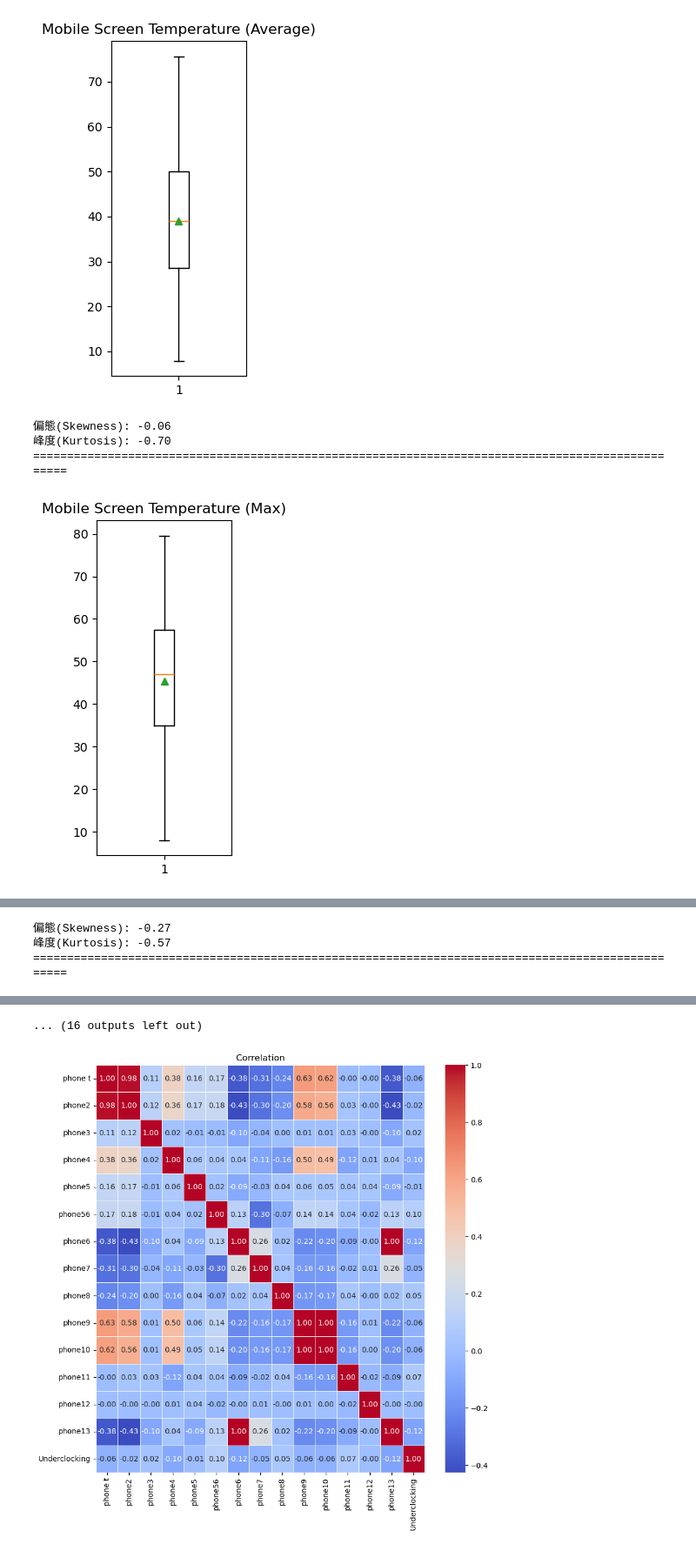
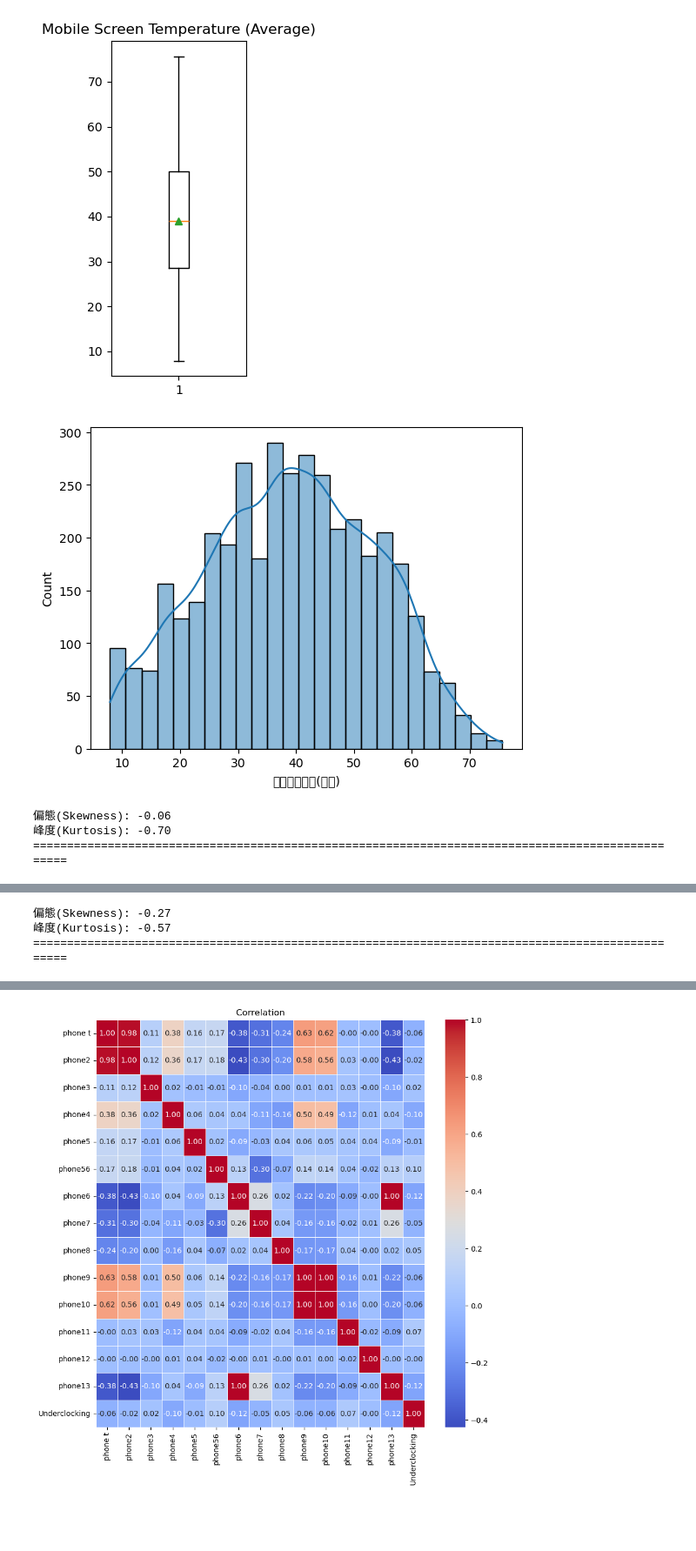
Before and after one commit to jeremy4111/ai, a Jupyter notebook: nn.ipynb, the cells around one changed output, grey strips where cells are left out. Shown at 87% size. Drawn from its saved outputs; the diff is of its cells as text; code cells hidden in the pictures; blank space fills up the shorter version.

```diff
--- a/nn.ipynb
+++ b/nn.ipynb
@@ -29,19 +29,21 @@ data_frame.describe()
 # %%
 #資料分布
 name_list=['手機螢幕溫度(平均)','手機螢幕溫度(最大)','手機背蓋溫度(平均)','平均APP運作指標/小時','充電時間指標','手機電池電量','CPU跑分階級','手機外殼/包膜指標','外型平均曲率','上網頻率指標','通話頻率指標','新機/二手/老舊','內容容量比率','CPU效能等級','Underclocking']
 name_pre=['Mobile Screen Temperature (Average)','Mobile Screen Temperature (Max)','Mobile Phone Back Cover Temperature (Average)','Average APP Operation Index/Hour','Charging Time Index','Mobile Phone Battery Level','CPU Running Grade','Mobile Phone Shell/Envelope Index','Average Curvature of Appearance','Internet Frequency Index','Call Frequency Index','New/Used/Old','Content Capacity Ratio','CPU Performance Rating','Underclocking']
 
 for i in range(14):
     plt.figure(figsize=(2,5))
     plt.boxplot(data_frame[name_list[i]],showmeans=True)
     plt.title(name_pre[i])
     plt.show()
+    sns.histplot(data_frame[name_list[i]], kde=True)
+    plt.show()
     print("偏態(Skewness): {:.2f}".format(data_frame[name_list[i]].skew()))
     print("峰度(Kurtosis): {:.2f}".format(data_frame[name_list[i]].kurt()))
     print('==================================================================================================')
 # %% [output]
 [figure]
+[figure, new version]
 偏態(Skewness): -0.06
 峰度(Kurtosis): -0.70
 ==================================================================================================
-[figure, old version]
@@ -67,4 +66,3 @@ for i in range(14):
-... (16 outputs left out)
 # %%
 
 corr_matrix = data_frame1.corr()
```
Also changed, not shown: parts of 10 cells of this notebook.
